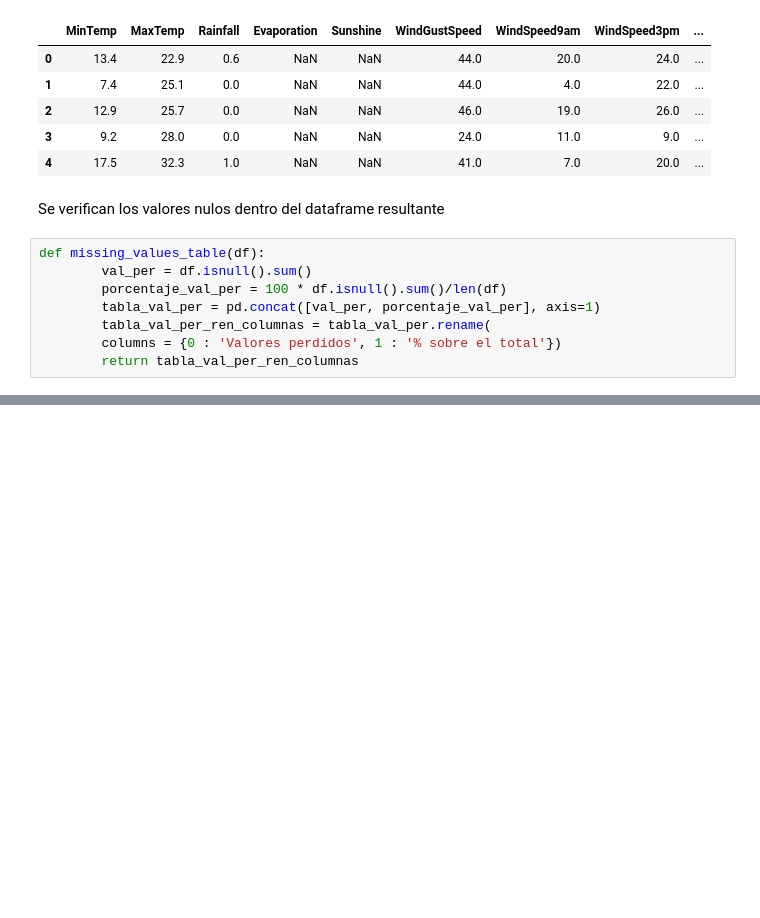
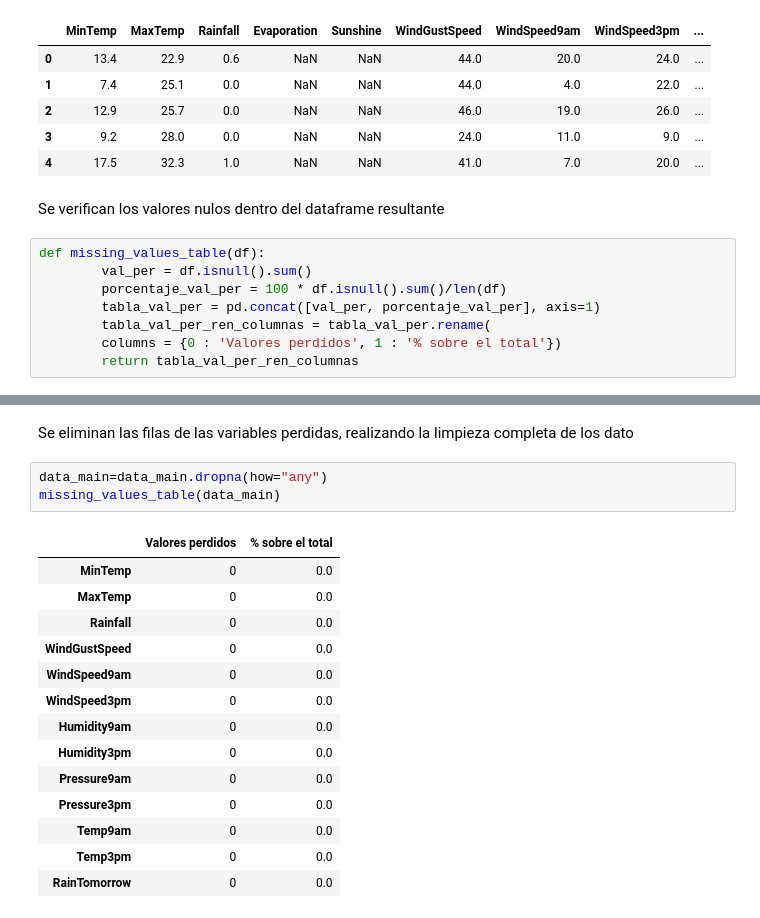
Before and after one commit to andresenrique08/ML_2020, a Jupyter notebook: Reto 2/Bono2_ML_v1.ipynb, the cells around one changed output, grey strips where cells are left out. Saved outputs shown, nothing was run; the diff lists cells and outputs as text; blank space fills up the shorter version.

```diff
--- a/Reto 2/Bono2_ML_v1.ipynb
+++ b/Reto 2/Bono2_ML_v1.ipynb
@@ -107,0 +135,20 @@ missing_values_table(data[data_num])
+# %% [markdown]
+Se eliminan las filas de las variables perdidas, realizando la limpieza completa de los dato
+# %%
+data_main=data_main.dropna(how="any")
+missing_values_table(data_main)
+# %% [output]
+|  | Valores perdidos | % sobre el total |
+| MinTemp | 0 | 0.0 |
+| MaxTemp | 0 | 0.0 |
+| Rainfall | 0 | 0.0 |
+| WindGustSpeed | 0 | 0.0 |
+| WindSpeed9am | 0 | 0.0 |
+| WindSpeed3pm | 0 | 0.0 |
+| Humidity9am | 0 | 0.0 |
+| Humidity3pm | 0 | 0.0 |
+| Pressure9am | 0 | 0.0 |
+| Pressure3pm | 0 | 0.0 |
+| Temp9am | 0 | 0.0 |
+| Temp3pm | 0 | 0.0 |
+| RainTomorrow | 0 | 0.0 |
```
Also changed, not shown: parts of 27 cells of this notebook.
